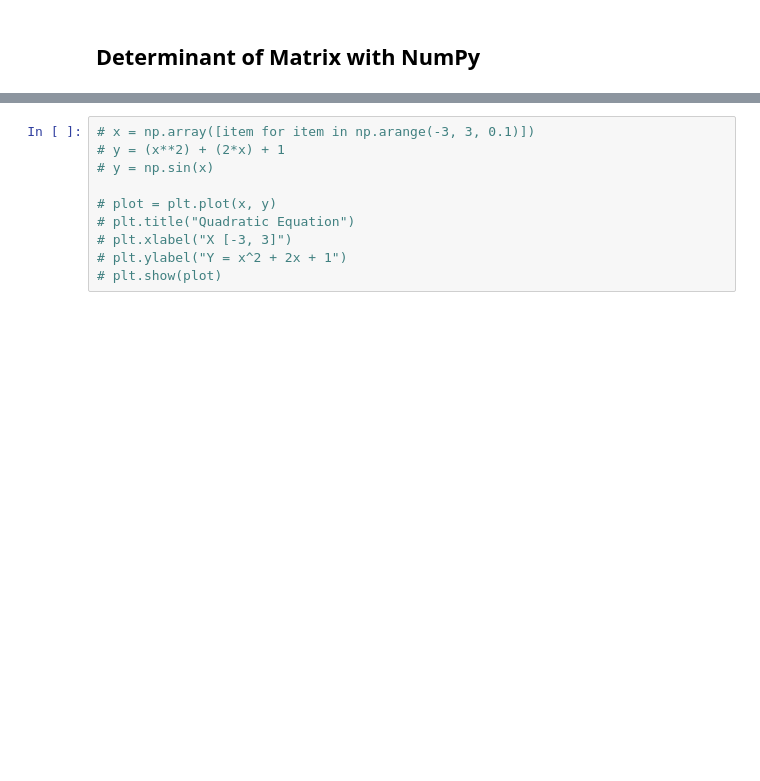
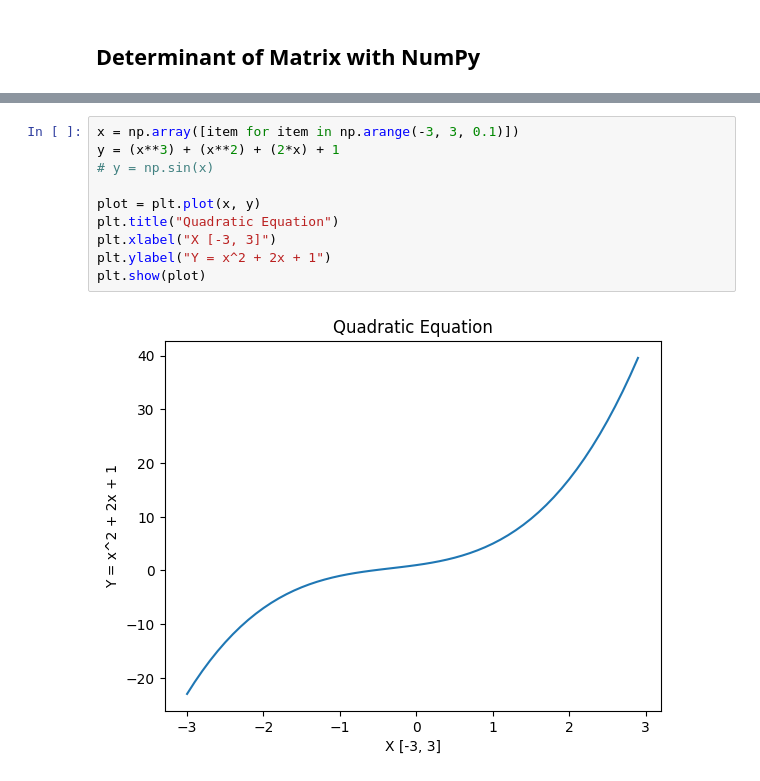
Before and after one commit to dr-afshinmehr/Computer_Vision_Image_Processing_Learning, a Jupyter notebook: Matrices_&_Vector_Calculating/Vectores&Matrices.ipynb, the cells around one changed output, grey strips where cells are left out. Saved outputs shown, nothing was run; the diff lists cells and outputs as text; blank space fills up the shorter version.

```diff
--- a/Matrices_&_Vector_Calculating/Vectores&Matrices.ipynb
+++ b/Matrices_&_Vector_Calculating/Vectores&Matrices.ipynb
@@ -96,10 +114,12 @@ NumPy is short for "Numerical Python".
 # %%
-# x = np.array([item for item in np.arange(-3, 3, 0.1)])
-# y = (x**2) + (2*x) + 1
+x = np.array([item for item in np.arange(-3, 3, 0.1)])
+y = (x**3) + (x**2) + (2*x) + 1
 # y = np.sin(x)
 
-# plot = plt.plot(x, y)
-# plt.title("Quadratic Equation")
-# plt.xlabel("X [-3, 3]")
-# plt.ylabel("Y = x^2 + 2x + 1")
-# plt.show(plot)
+plot = plt.plot(x, y)
+plt.title("Quadratic Equation")
+plt.xlabel("X [-3, 3]")
+plt.ylabel("Y = x^2 + 2x + 1")
+plt.show(plot)
+# %% [output]
+[figure, added]
```
Also changed, not shown: parts of 6 cells of this notebook, 1 other file.
